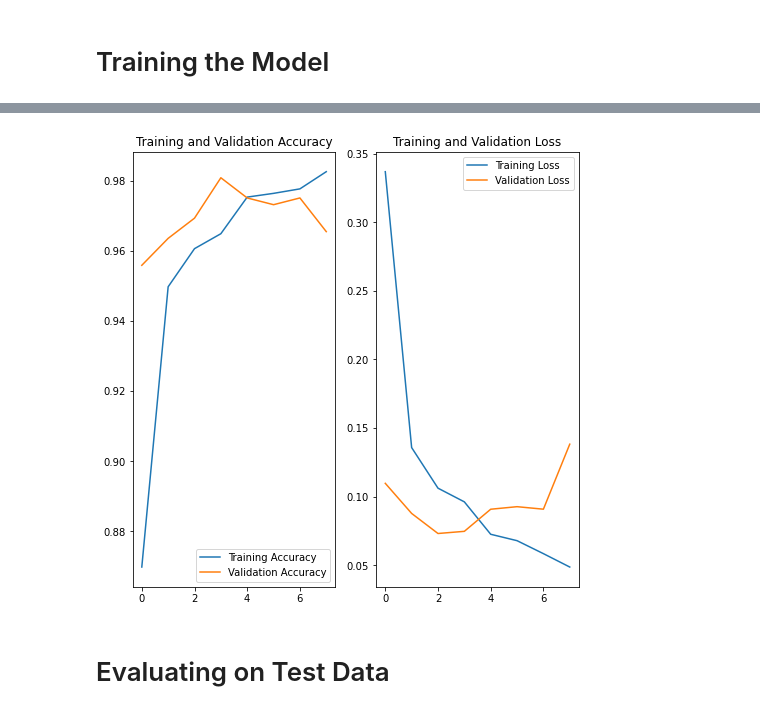
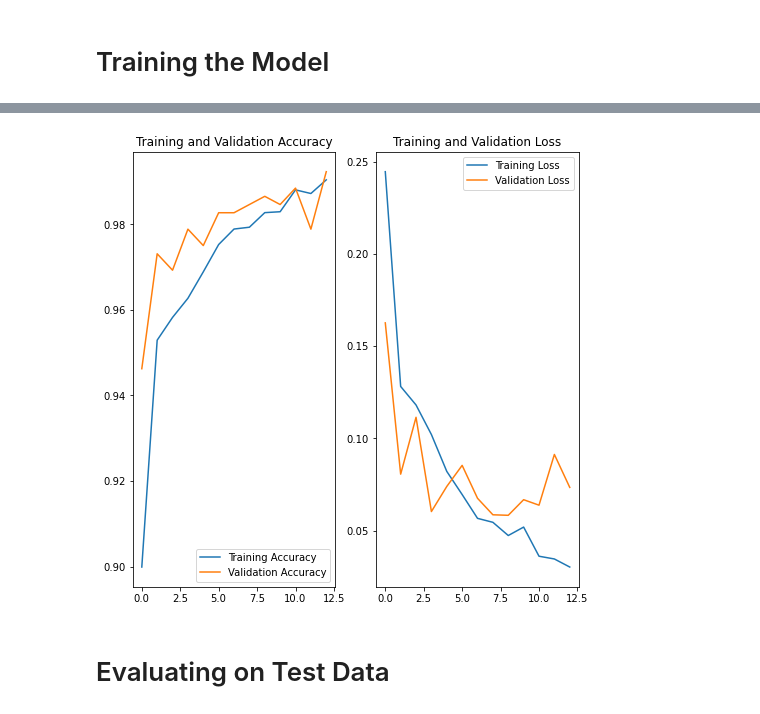
Before and after one commit to mmarshall124/Pneumonia-Image-Classifier, a Jupyter notebook: binary_classifier.ipynb, the cells around one changed output, grey strips where cells are left out. Saved outputs shown, nothing was run; the diff lists cells and outputs as text; code cells hidden in the pictures.

Commit message:
Added image preprocessing to reduce overfitting.

```diff
--- a/binary_classifier.ipynb
+++ b/binary_classifier.ipynb
@@ -45,0 +48,10 @@ val_data = val_data.cache().shuffle(1000).prefetch(buffer_size=32)
+# %%
+data_augmentor = keras.Sequential([
+    layers.experimental.preprocessing.Resizing(256,256),
+    layers.experimental.preprocessing.Rescaling(1./255),
+
+    layers.experimental.preprocessing.RandomFlip("horizontal"),
+    # Other preprocessing transformations cause the model to crash. Look into this.
+    #layers.experimental.preprocessing.RandomRotation(0.1),
+    #layers.experimental.preprocessing.RandomZoom(0.1)
+])
@@ -47,7 +61,9 @@ val_data = val_data.cache().shuffle(1000).prefetch(buffer_size=32)
 from tensorflow.keras import layers
 
 model = keras.Sequential([
-    layers.experimental.preprocessing.Rescaling(1./255, input_shape=(256, 256, 3)),
+
+
+    data_augmentor,
 
     layers.Conv2D(32, 3, padding='same', activation="relu"),
     layers.MaxPooling2D(),
@@ -108,27 +125,27 @@ Epoch 8/30
 # %%
 acc = history.history['binary_accuracy']
 val_acc = history.history['val_binary_accuracy']
 
 loss = history.history['loss']
 val_loss = history.history['val_loss']
 
-epochs_range = range(8)
+epochs_range = range(max(history.epoch)+1)
 
 plt.figure(figsize=(8, 8))
 plt.subplot(1, 2, 1)
 plt.plot(epochs_range, acc, label='Training Accuracy')
 plt.plot(epochs_range, val_acc, label='Validation Accuracy')
 plt.legend(loc='lower right')
 plt.title('Training and Validation Accuracy')
 
 plt.subplot(1, 2, 2)
 plt.plot(epochs_range, loss, label='Training Loss')
 plt.plot(epochs_range, val_loss, label='Validation Loss')
 plt.legend(loc='upper right')
 plt.title('Training and Validation Loss')
 plt.show()
 # %% [output]
-[figure, old version]
+[figure, new version]
 # %% [markdown]
 # Evaluating on Test Data
 # %%
```
Also changed, not shown: parts of 4 cells of this notebook.
